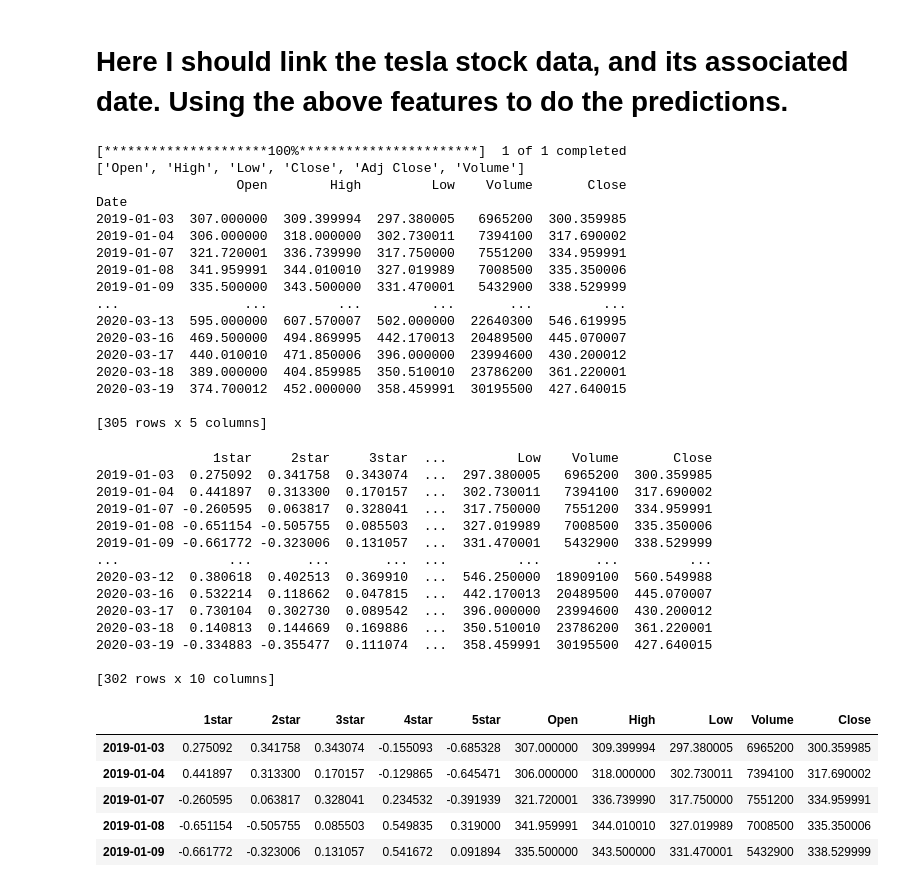
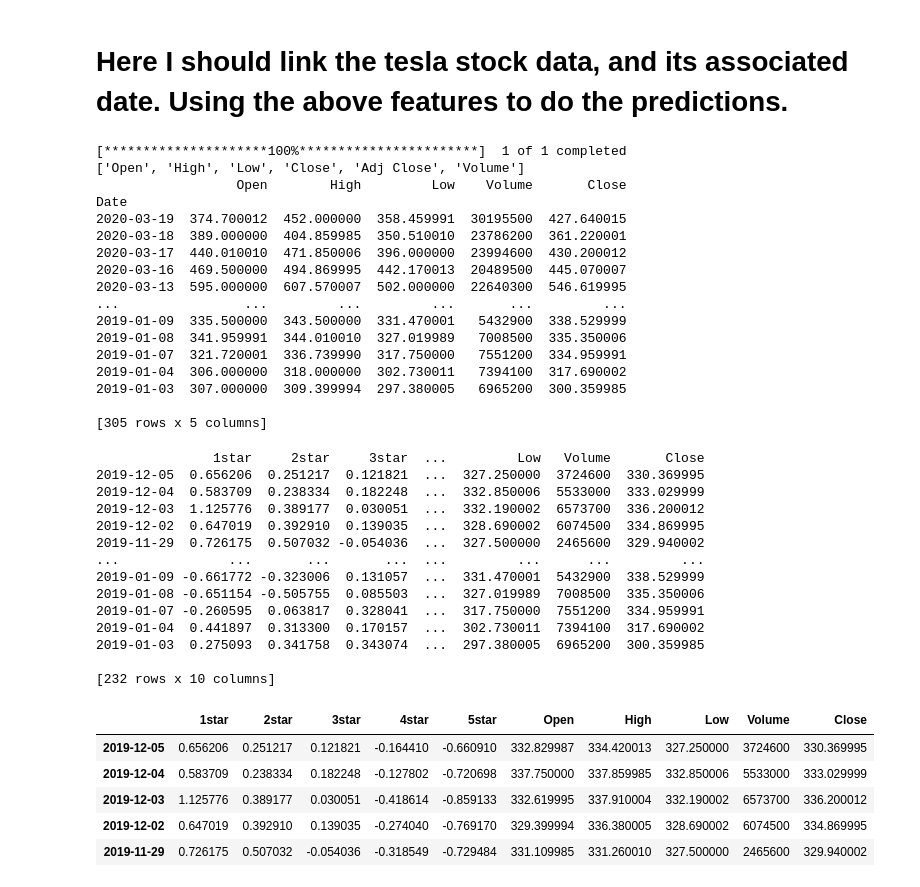
Before and after one commit to KingYuanSun/Individual-Projects-NLP, a Jupyter notebook: Sentiment_Analysis_StockTrendPrediction_Main.ipynb, the cells around one changed output. Drawn from its saved outputs; the diff is of its cells as text; code cells hidden in the pictures.

```diff
--- a/Sentiment_Analysis_StockTrendPrediction_Main.ipynb
+++ b/Sentiment_Analysis_StockTrendPrediction_Main.ipynb
@@ -711,7 +713,7 @@ tickers = ['TSLA']
 ohlc = yf.download(tickers, start="2019-01-03", end="2020-03-20")
 print(list(ohlc.columns.values))
 #ohlc.head()
-ohlc_reversed = ohlc.sort_values(['Date'], ascending=[True])
+ohlc_reversed = ohlc.sort_values(['Date'], ascending=[False])
 ohlc_reversed = ohlc_reversed.reindex(columns=['Open', 'High', 'Low', 'Volume','Adj Close', 'Close'])
 ohlc_reversed.drop('Adj Close', axis=1, inplace=True)
 print (ohlc_reversed)
@@ -720,45 +722,47 @@ print (ohlc_reversed)
 ['Open', 'High', 'Low', 'Close', 'Adj Close', 'Volume']
                   Open        High         Low    Volume       Close
 Date
+2020-03-19  374.700012  452.000000  358.459991  30195500  427.640015
+2020-03-18  389.000000  404.859985  350.510010  23786200  361.220001
+2020-03-17  440.010010  471.850006  396.000000  23994600  430.200012
+2020-03-16  469.500000  494.869995  442.170013  20489500  445.070007
+2020-03-13  595.000000  607.570007  502.000000  22640300  546.619995
+...                ...         ...         ...       ...         ...
+2019-01-09  335.500000  343.500000  331.470001   5432900  338.529999
+2019-01-08  341.959991  344.010010  327.019989   7008500  335.350006
+2019-01-07  321.720001  336.739990  317.750000   7551200  334.959991
+2019-01-04  306.000000  318.000000  302.730011   7394100  317.690002
 2019-01-03  307.000000  309.399994  297.380005   6965200  300.359985
-2019-01-04  306.000000  318.000000  302.730011   7394100  317.690002
-2019-01-07  321.720001  336.739990  317.750000   7551200  334.959991
-2019-01-08  341.959991  344.010010  327.019989   7008500  335.350006
-2019-01-09  335.500000  343.500000  331.470001   5432900  338.529999
-...                ...         ...         ...       ...         ...
-2020-03-13  595.000000  607.570007  502.000000  22640300  546.619995
-2020-03-16  469.500000  494.869995  442.170013  20489500  445.070007
-2020-03-17  440.010010  471.850006  396.000000  23994600  430.200012
-2020-03-18  389.000000  404.859985  350.510010  23786200  361.220001
-2020-03-19  374.700012  452.000000  358.459991  30195500  427.640015
 
 [305 rows x 5 columns]
 # %%
 df = ohlc_reversed.merge(avg_predictions, left_index=True, right_index=True)
 df = df.reindex(columns=['1star' ,'2star' ,'3star', '4star','5star' ,'Open', 'High', 'Low', 'Volume', 'Close'])
+
+df = df.iloc[70:]
 print (df)
 df.head()
 # %% [output]
-               1star     2star     3star  ...         Low    Volume       Close
-2019-01-03  0.275092  0.341758  0.343074  ...  297.380005   6965200  300.359985
-2019-01-04  0.441897  0.313300  0.170157  ...  302.730011   7394100  317.690002
-2019-01-07 -0.260595  0.063817  0.328041  ...  317.750000   7551200  334.959991
-2019-01-08 -0.651154 -0.505755  0.085503  ...  327.019989   7008500  335.350006
-2019-01-09 -0.661772 -0.323006  0.131057  ...  331.470001   5432900  338.529999
-...              ...       ...       ...  ...         ...       ...         ...
-2020-03-12  0.380618  0.402513  0.369910  ...  546.250000  18909100  560.549988
-2020-03-16  0.532214  0.118662  0.047815  ...  442.170013  20489500  445.070007
-2020-03-17  0.730104  0.302730  0.089542  ...  396.000000  23994600  430.200012
-2020-03-18  0.140813  0.144669  0.169886  ...  350.510010  23786200  361.220001
-2020-03-19 -0.334883 -0.355477  0.111074  ...  358.459991  30195500  427.640015
+               1star     2star     3star  ...         Low   Volume       Close
+2019-12-05  0.656206  0.251217  0.121821  ...  327.250000  3724600  330.369995
+2019-12-04  0.583709  0.238334  0.182248  ...  332.850006  5533000  333.029999
+2019-12-03  1.125776  0.389177  0.030051  ...  332.190002  6573700  336.200012
+2019-12-02  0.647019  0.392910  0.139035  ...  328.690002  6074500  334.869995
+2019-11-29  0.726175  0.507032 -0.054036  ...  327.500000  2465600  329.940002
+...              ...       ...       ...  ...         ...      ...         ...
+2019-01-09 -0.661772 -0.323006  0.131057  ...  331.470001  5432900  338.529999
+2019-01-08 -0.651154 -0.505755  0.085503  ...  327.019989  7008500  335.350006
+2019-01-07 -0.260595  0.063817  0.328041  ...  317.750000  7551200  334.959991
+2019-01-04  0.441897  0.313300  0.170157  ...  302.730011  7394100  317.690002
+2019-01-03  0.275093  0.341758  0.343074  ...  297.380005  6965200  300.359985
 
-[302 rows x 10 columns]
+[232 rows x 10 columns]
 |  | 1star | 2star | 3star | 4star | 5star | Open | High | Low | Volume | Close |
-| 2019-01-03 | 0.275092 | 0.341758 | 0.343074 | -0.155093 | -0.685328 | 307.000000 | 309.399994 | 297.380005 | 6965200 | 300.359985 |
-| 2019-01-04 | 0.441897 | 0.313300 | 0.170157 | -0.129865 | -0.645471 | 306.000000 | 318.000000 | 302.730011 | 7394100 | 317.690002 |
-| 2019-01-07 | -0.260595 | 0.063817 | 0.328041 | 0.234532 | -0.391939 | 321.720001 | 336.739990 | 317.750000 | 7551200 | 334.959991 |
-| 2019-01-08 | -0.651154 | -0.505755 | 0.085503 | 0.549835 | 0.319000 | 341.959991 | 344.010010 | 327.019989 | 7008500 | 335.350006 |
-| 2019-01-09 | -0.661772 | -0.323006 | 0.131057 | 0.541672 | 0.091894 | 335.500000 | 343.500000 | 331.470001 | 5432900 | 338.529999 |
+| 2019-12-05 | 0.656206 | 0.251217 | 0.121821 | -0.164410 | -0.660910 | 332.829987 | 334.420013 | 327.250000 | 3724600 | 330.369995 |
+| 2019-12-04 | 0.583709 | 0.238334 | 0.182248 | -0.127802 | -0.720698 | 337.750000 | 337.859985 | 332.850006 | 5533000 | 333.029999 |
+| 2019-12-03 | 1.125776 | 0.389177 | 0.030051 | -0.418614 | -0.859133 | 332.619995 | 337.910004 | 332.190002 | 6573700 | 336.200012 |
+| 2019-12-02 | 0.647019 | 0.392910 | 0.139035 | -0.274040 | -0.769170 | 329.399994 | 336.380005 | 328.690002 | 6074500 | 334.869995 |
+| 2019-11-29 | 0.726175 | 0.507032 | -0.054036 | -0.318549 | -0.729484 | 331.109985 | 331.260010 | 327.500000 | 2465600 | 329.940002 |
 # %%
 # #### Only use stock data, no news features.
 
```
Also changed, not shown: parts of 13 cells of this notebook.
